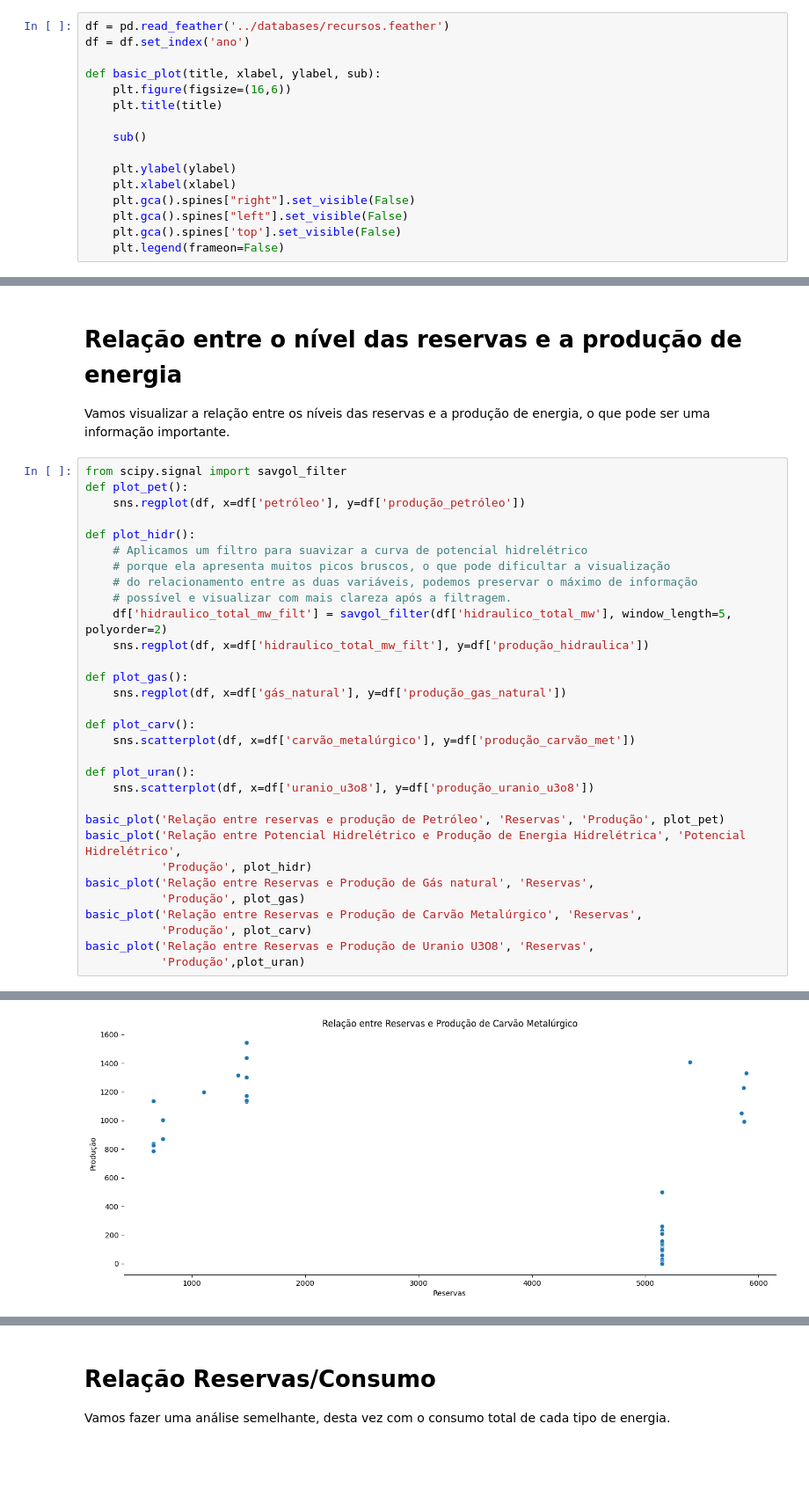
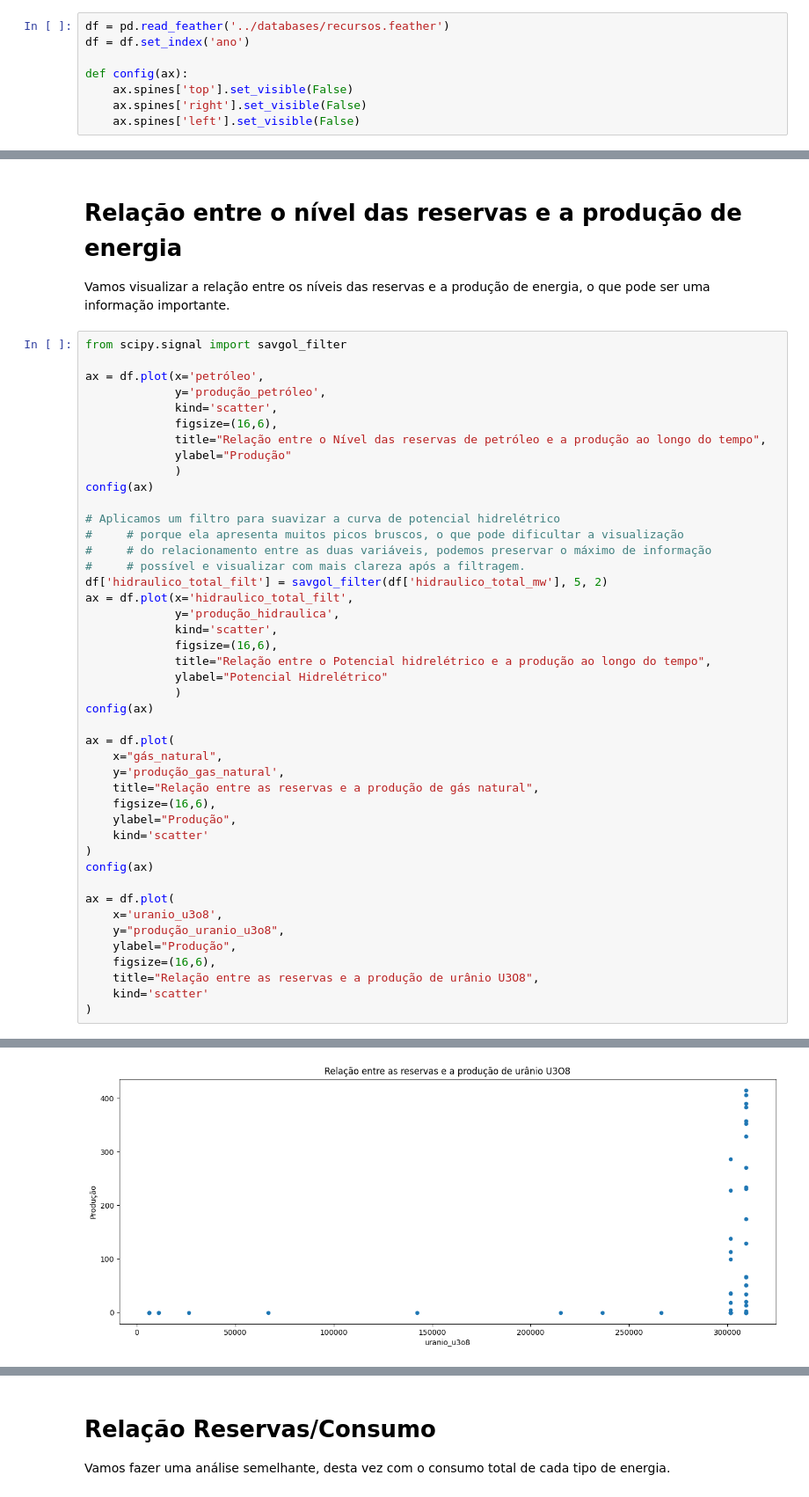
Before and after one commit to scrrpfv/projeto-ip, a Jupyter notebook: Analises/reservas.ipynb, the cells around one changed output, grey strips where cells are left out. Shown at 88% size. Drawn from its saved outputs; the diff is of its cells as text; blank space fills up the shorter version.

```diff
--- a/Analises/reservas.ipynb
+++ b/Analises/reservas.ipynb
@@ -10,18 +10,10 @@ import numpy as np
 df = pd.read_feather('../databases/recursos.feather')
 df = df.set_index('ano')
 
-def basic_plot(title, xlabel, ylabel, sub):
-    plt.figure(figsize=(16,6))
-    plt.title(title)
-
-    sub()
-
-    plt.ylabel(ylabel)
-    plt.xlabel(xlabel)
-    plt.gca().spines["right"].set_visible(False)
-    plt.gca().spines["left"].set_visible(False)
-    plt.gca().spines['top'].set_visible(False)
-    plt.legend(frameon=False)
+def config(ax):
+    ax.spines['top'].set_visible(False)
+    ax.spines['right'].set_visible(False)
+    ax.spines['left'].set_visible(False)
 # %% [markdown]
 # Reservas/Recursos
 Vamos começar plotando diretamente os dados de cada recurso/reserva:
@@ -89,33 +87,46 @@ Percebe-se que a produção e o potencial hidrelétrico seguem uma curva idênti
 Vamos visualizar a relação entre os níveis das reservas e a produção de energia, o que pode ser uma informação importante.
 # %%
 from scipy.signal import savgol_filter
-def plot_pet():
-    sns.regplot(df, x=df['petróleo'], y=df['produção_petróleo'])
 
-def plot_hidr():
-    # Aplicamos um filtro para suavizar a curva de potencial hidrelétrico
-    # porque ela apresenta muitos picos bruscos, o que pode dificultar a visualização
-    # do relacionamento entre as duas variáveis, podemos preservar o máximo de informação
-    # possível e visualizar com mais clareza após a filtragem.
-    df['hidraulico_total_mw_filt'] = savgol_filter(df['hidraulico_total_mw'], window_length=5, polyorder=2)
-    sns.regplot(df, x=df['hidraulico_total_mw_filt'], y=df['produção_hidraulica'])
+ax = df.plot(x='petróleo',
+             y='produção_petróleo',
+             kind='scatter',
+             figsize=(16,6),
+             title="Relação entre o Nível das reservas de petróleo e a produção ao longo do tempo",
+             ylabel="Produção"
+             )
+config(ax)
 
-def plot_gas():
-    sns.regplot(df, x=df['gás_natural'], y=df['produção_gas_natural'])
+# Aplicamos um filtro para suavizar a curva de potencial hidrelétrico
+#     # porque ela apresenta muitos picos bruscos, o que pode dificultar a visualização
+#     # do relacionamento entre as duas variáveis, podemos preservar o máximo de informação
+#     # possível e visualizar com mais clareza após a filtragem.
+df['hidraulico_total_filt'] = savgol_filter(df['hidraulico_total_mw'], 5, 2)
+ax = df.plot(x='hidraulico_total_filt',
+             y='produção_hidraulica',
+             kind='scatter',
+             figsize=(16,6),
+             title="Relação entre o Potencial hidrelétrico e a produção ao longo do tempo",
+             ylabel="Potencial Hidrelétrico"
+             )
+config(ax)
 
-def plot_carv():
-    sns.scatterplot(df, x=df['carvão_metalúrgico'], y=df['produção_carvão_met'])
+ax = df.plot(
+    x="gás_natural",
+    y='produção_gas_natural',
+    title="Relação entre as reservas e a produção de gás natural",
+    figsize=(16,6),
+    ylabel="Produção",
+    kind='scatter'
+)
+config(ax)
 
-def plot_uran():
-    sns.scatterplot(df, x=df['uranio_u3o8'], y=df['produção_uranio_u3o8'])
-
-basic_plot('Relação entre reservas e produção de Petróleo', 'Reservas', 'Produção', plot_pet)
-basic_plot('Relação entre Potencial Hidrelétrico e Produção de Energia Hidrelétrica', 'Potencial Hidrelétrico',
-           'Produção', plot_hidr)
-basic_plot('Relação entre Reservas e Produção de Gás natural', 'Reservas',
-           'Produção', plot_gas)
-basic_plot('Relação entre Reservas e Produção de Carvão Metalúrgico', 'Reservas',
-           'Produção', plot_carv)
-basic_plot('Relação entre Reservas e Produção de Uranio U3O8', 'Reservas',
-           'Produção',plot_uran)
+ax = df.plot(
+    x='uranio_u3o8',
+    y="produção_uranio_u3o8",
+    ylabel="Produção",
+    figsize=(16,6),
+    title="Relação entre as reservas e a produção de urânio U3O8",
+    kind='scatter'
+)
 # %% [output]
@@ -130 +136 @@ No artists with labels found to put in legend.  Note that artists whose label st
-[figure, old version]
+[figure, new version]
```
Also changed, not shown: parts of 11 cells of this notebook, 1 other file.
